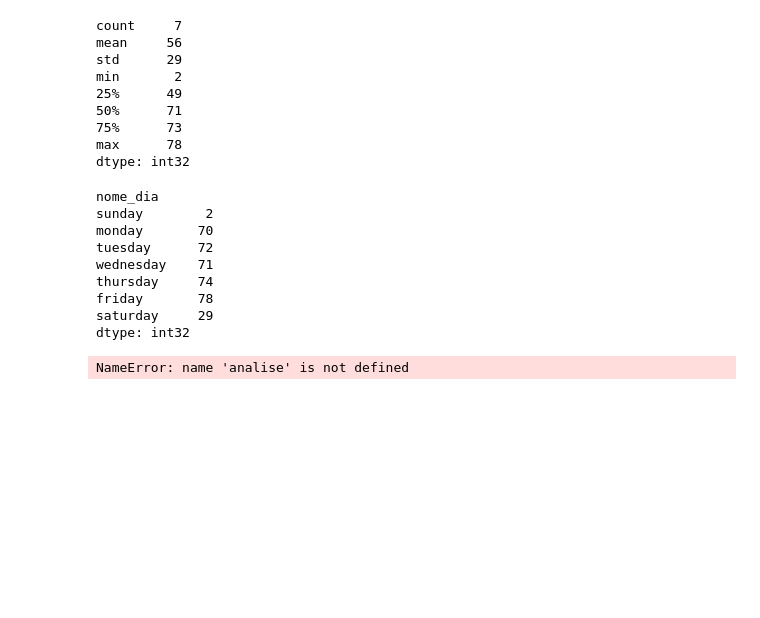
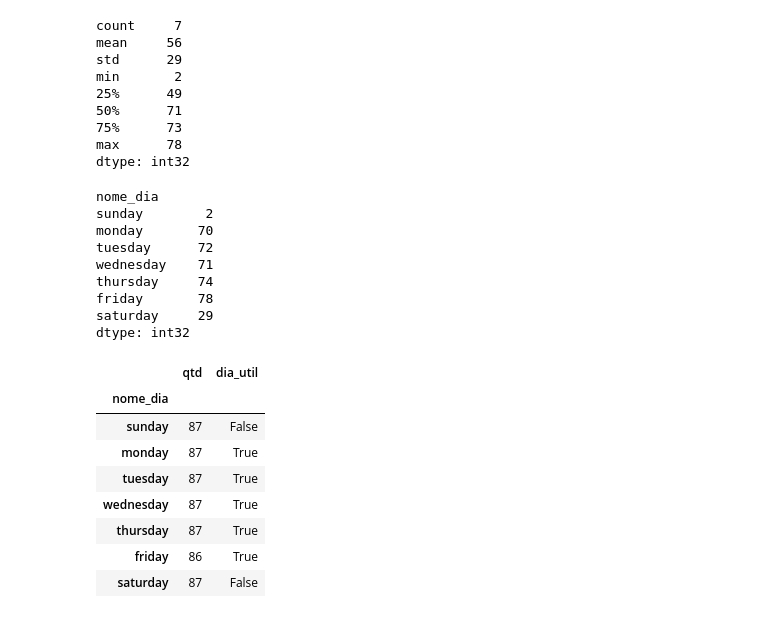
Before and after one commit to CAIOZANETTI/gps_maquina, a Jupyter notebook: etl_tabela_gps.ipynb, the cells around one changed output. Drawn from its saved outputs; the diff is of its cells as text; code cells hidden in the pictures; blank space fills up the shorter version.

Commit message:
weekdays

```diff
--- a/etl_tabela_gps.ipynb
+++ b/etl_tabela_gps.ipynb
@@ -419,7 +419,15 @@ saturday     29
 dtype: int32
 # %%
 analise=fx_data.PeriodoDataFrame(df1)
-df_weekday =analise.df_dias_semana()
+df_weekday =analise.count_weekdays()
 df_weekday
 # %% [output]
-NameError: name 'analise' is not defined
+|  | qtd | dia_util |
+| nome_dia |  |  |
+| sunday | 87 | False |
+| monday | 87 | True |
+| tuesday | 87 | True |
+| wednesday | 87 | True |
+| thursday | 87 | True |
+| friday | 86 | True |
+| saturday | 87 | False |
```
Also changed, not shown: parts of 1 cell of this notebook, 1 other file.
